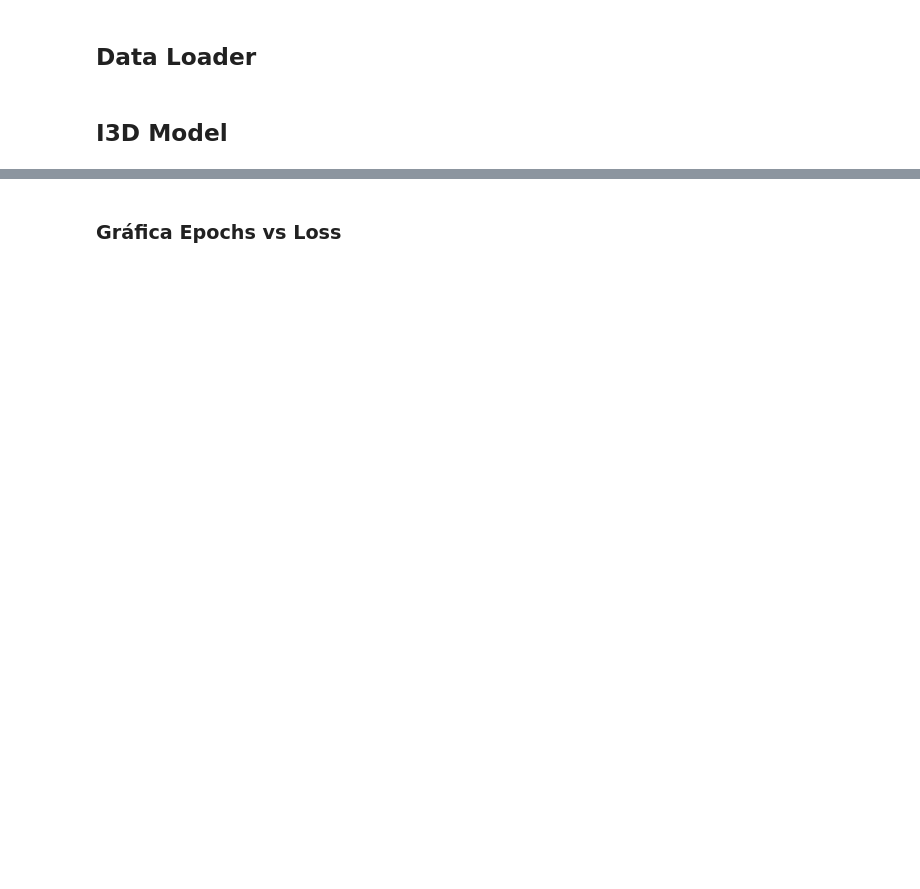
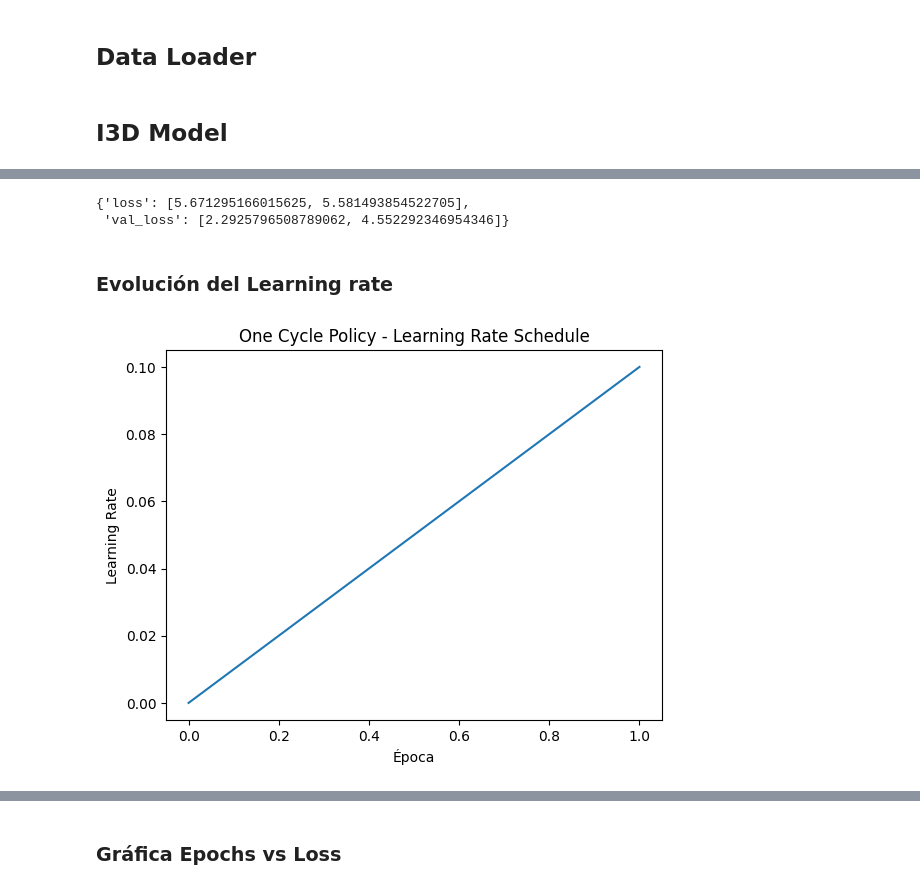
Before and after one commit to AndresH1234/Crime_Detection, a Jupyter notebook: notebooks/4_models.ipynb, the cells around one changed output, grey strips where cells are left out. Drawn from its saved outputs; the diff is of its cells as text; code cells hidden in the pictures; blank space fills up the shorter version.

Commit message:
update con One Cycle Policy

```diff
--- a/notebooks/4_models.ipynb
+++ b/notebooks/4_models.ipynb
@@ -408 +325,18 @@ Epoch 2/2
+# %%
+history_full
+# %% [output]
+{'loss': [5.671295166015625, 5.581493854522705],
+ 'val_loss': [2.2925796508789062, 4.552292346954346]}
+# %% [markdown]
+### Evolución del Learning rate
+# %%
+import matplotlib.pyplot as plt  # Corrección en la importación
+lrs = [one_cycle_scheduler(epoch, initial_learning_rate) for epoch in range(epochs)]
+plt.plot(range(epochs), lrs)
+plt.xlabel("Época")
+plt.ylabel("Learning Rate")
+plt.title("One Cycle Policy - Learning Rate Schedule")
+plt.show()
+# %% [output]
+[figure, added]
 # %%
```
Also changed, not shown: parts of 44 cells of this notebook.
